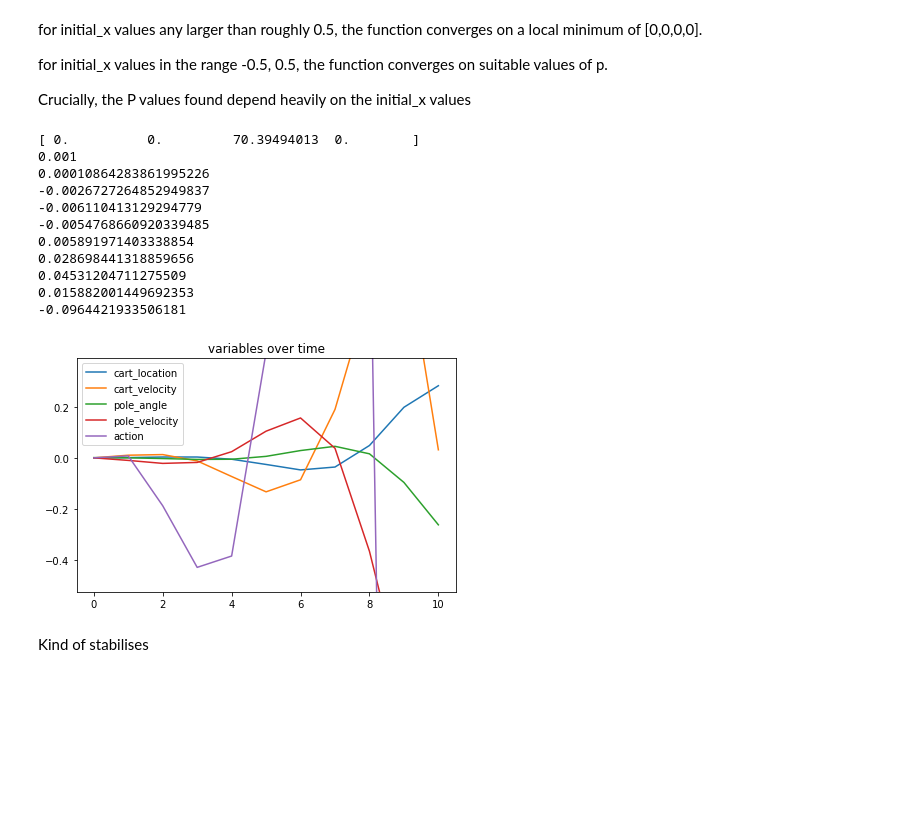
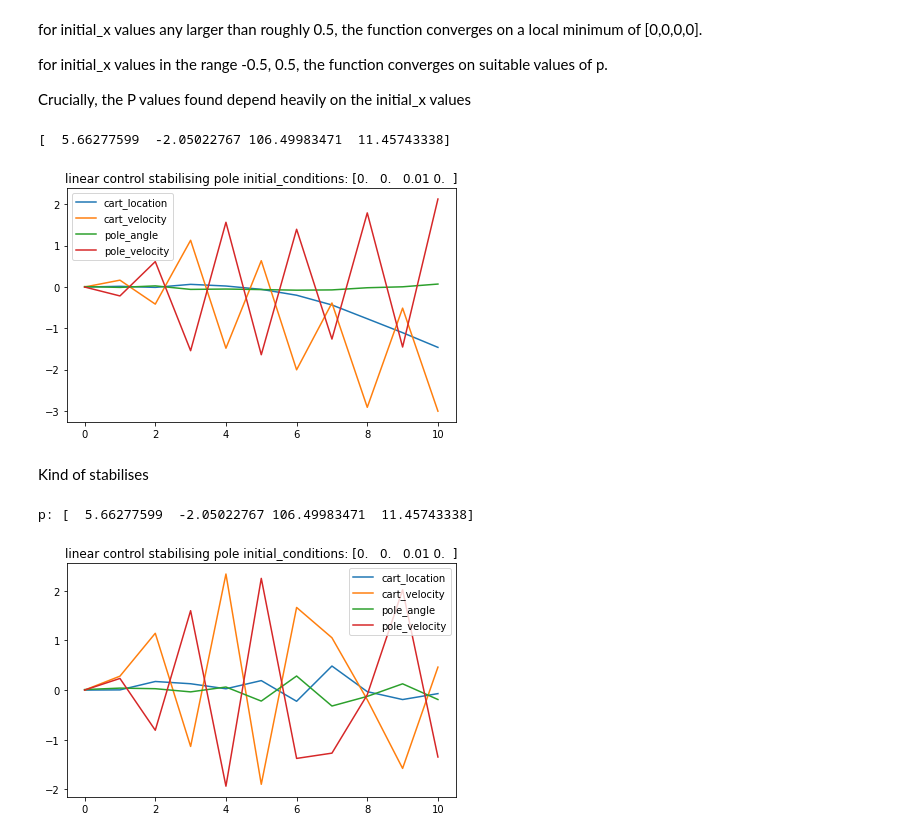
Before and after one commit to jordanesmith/SF3-Machine-Learning-Project, a Jupyter notebook: Task2.ipynb, the cells around one changed output. Saved outputs shown, nothing was run; the diff lists cells and outputs as text; code cells hidden in the pictures; blank space fills up the shorter version.

```diff
--- a/Task2.ipynb
+++ b/Task2.ipynb
@@ -278,10 +281,19 @@ def loss_after_action_step(p, initial_x):
     x_[-1] = action_
     y_ = np.array(move_cart(x_, steps=1, display_plots=False, remap_angle=False))
     return loss(y_[2])
+# %%
+def training_loss(p, x_train):
+    return sum(np.apply_along_axis(loss_after_action_step, 1, x_train, p=p))
+# %%
+linear_training_data = np.random.normal(0,0.2,(10,5))
+# %%
+p = scipy.optimize.minimize(training_loss,
+                        np.random.randint(0,1,4),
+                        args=(linear_training_data))['x']
 # %%
-for i in np.linspace(-2.5,2.5,21):
-    print(np.round(i,2), '\t', np.round(scipy.optimize.minimize(loss_after_action_step,
-                                                                np.random.randint(0,1,4),
-                                                                args=([i,np.random.uniform(-0.5,0.5),
-                                                                       np.random.uniform(-0.5,0.5),
-                                                                       np.random.uniform(-0.5,0.5),0]))['x'],3))
+# for i in np.linspace(-2.5,2.5,21):
+#     print(np.round(i,2), '\t', np.round(scipy.optimize.minimize(loss_after_action_step,
+#                                                                 np.random.randint(0,1,4),
+#                                                                 args=([i,np.random.uniform(-0.5,0.5),
+#                                                                        np.random.uniform(-0.5,0.5),
+#                                                                        np.random.uniform(-0.5,0.5),0]))['x'],3))
@@ -310,46 +304,56 @@ for initial_x values in the range -0.5, 0.5, the function converges on suitable
 
 Crucially, the P values found depend heavily on the initial_x values
 # %%
-initial_x = [0,0,0.01,0,0]
 steps = 10
+print('p:', p)
 
-p = scipy.optimize.minimize(loss_after_action_step,
-                        np.random.randint(0,1,4),
-                        args=(initial_x))['x']
-print(p)
-
-
-x_ = [0,0,0.001,0,0]
+x_ = [0,0,0.01,0,0]
 x_history = [x_.copy()]
 for step in range(steps):
-    print(x_[2])
     action_ = np.dot(p, x_[:-1])
     x_[-1] = action_
     x_ = np.array(move_cart(x_, steps=1, display_plots=False, remap_angle=False))
     x_history.append(x_)
 
 x_history = np.array(x_history)
 
 fig, ax = plt.subplots(1, 1)
 
-for i in range(5):
+for i in [0,1,2,3]:
     ax.plot([i for i in range(steps+1)], [x[i] for x in x_history], label=index_to_variable[i])
-ax.set_title('variables over time')
+ax.set_title('linear control stabilising pole initial_conditions: {}'.format(np.round(x_history[0][:-1],3)))
 ax.legend()
-ax.set_ylim(2*np.min(x_history[:,2]),0.3+2*np.max(x_history[:,2]))
 fig.tight_layout()
+# plt.savefig(plot_path + 'linear_control_pole_stabilising_real_dynamics_rollout')
 # %% [output]
-[ 0.          0.         70.39494013  0.        ]
-0.001
-0.00010864283861995226
--0.0026727264852949837
--0.006110413129294779
--0.0054768660920339485
-0.005891971403338854
-0.028698441318859656
-0.04531204711275509
-0.015882001449692353
--0.0964421933506181
+[  5.66277599  -2.05022767 106.49983471  11.45743338]
-[figure, old version]
+[figure, new version]
 # %% [markdown]
 Kind of stabilises
+# %%
+steps = 10
+print('p:', p)
+
+x_ = [0,0,0.01,0,0]
+x_history = [x_.copy()]
+action_ = np.dot(p, x_[:-1])
+
+for step in range(steps):
+    action_ = np.dot(p, x_[:-1])
+    x_[-1] = action_
+    x_ = predict(np.array(x_), alpha, X_i_vals, sigma)[0].tolist()
+    x_history.append(x_)
+
+x_history = np.array(x_history)
+
+fig, ax = plt.subplots(1, 1)
+
+for i in [0,1,2,3]:
+    ax.plot([i for i in range(steps+1)], [x[i] for x in x_history], label=index_to_variable[i])
+ax.set_title('linear control stabilising pole initial_conditions: {}'.format(np.round(x_history[0][:-1],3)))
+ax.legend()
+fig.tight_layout()
+# plt.savefig(plot_path + 'linear_control_pole_stabilising_model_predictions_rollout')
+# %% [output]
+p: [  5.66277599  -2.05022767 106.49983471  11.45743338]
+[figure, added]
```
Also changed, not shown: parts of 3 cells of this notebook, 1 other file.
